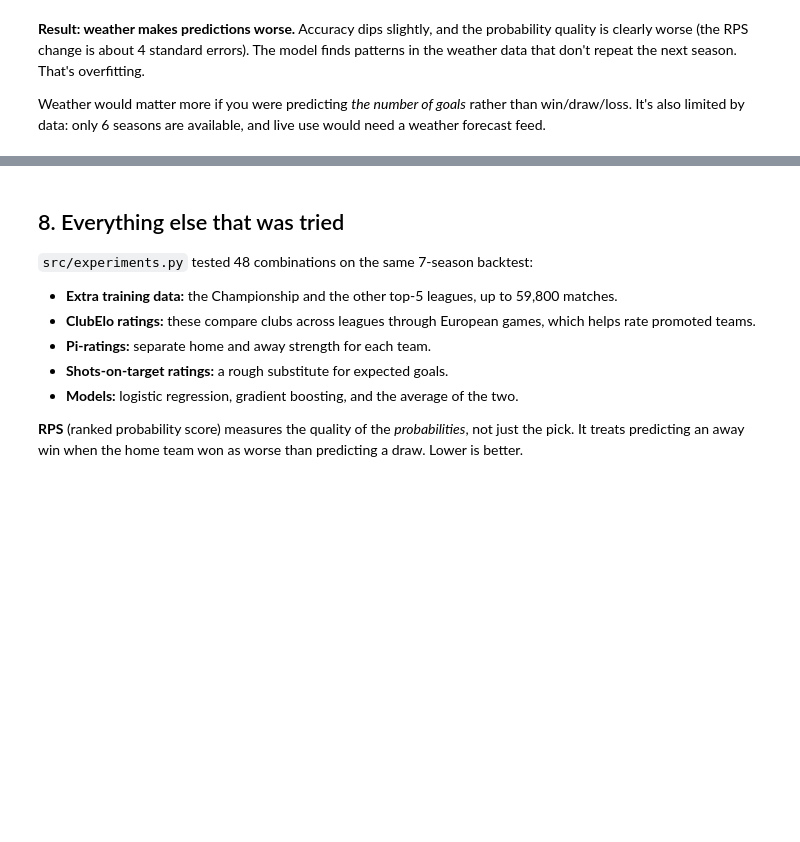
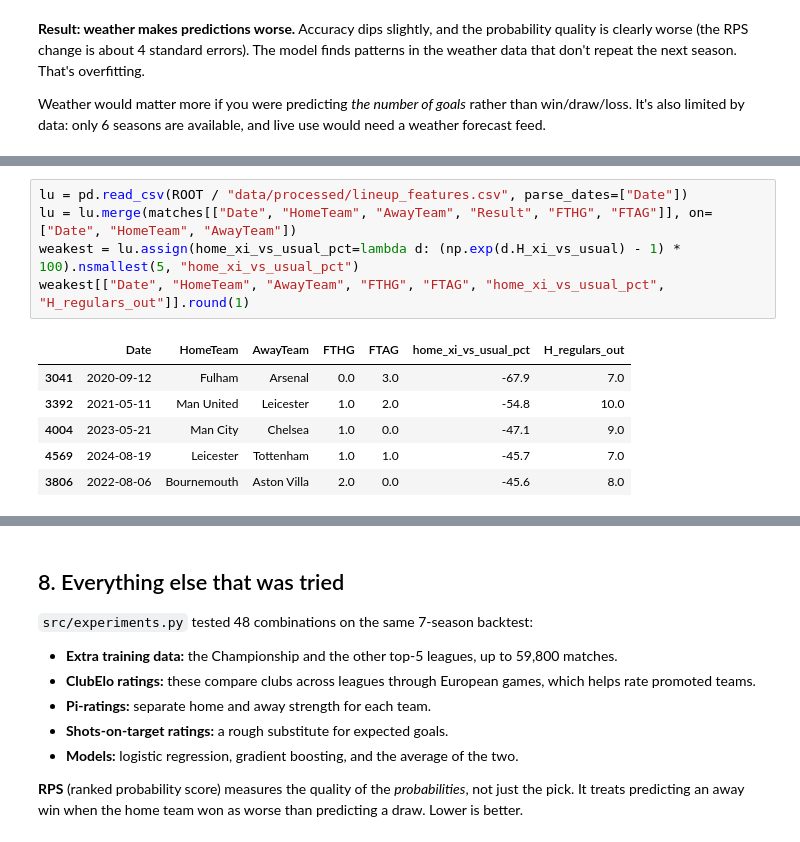
Before and after one commit to jcosta92/PL_Predictions, a Jupyter notebook: notebooks/PL_Predictions_walkthrough.ipynb, the cells around one changed output, grey strips where cells are left out. Cells and saved outputs as stored; diff of their text form; blank space fills up the shorter version.

```diff
--- a/notebooks/PL_Predictions_walkthrough.ipynb
+++ b/notebooks/PL_Predictions_walkthrough.ipynb
@@ -369,0 +385,12 @@ Weather would matter more if you were predicting *the number of goals* rather th
+# %%
+lu = pd.read_csv(ROOT / "data/processed/lineup_features.csv", parse_dates=["Date"])
+lu = lu.merge(matches[["Date", "HomeTeam", "AwayTeam", "Result", "FTHG", "FTAG"]], on=["Date", "HomeTeam", "AwayTeam"])
+weakest = lu.assign(home_xi_vs_usual_pct=lambda d: (np.exp(d.H_xi_vs_usual) - 1) * 100).nsmallest(5, "home_xi_vs_usual_pct")
+weakest[["Date", "HomeTeam", "AwayTeam", "FTHG", "FTAG", "home_xi_vs_usual_pct", "H_regulars_out"]].round(1)
+# %% [output]
+|  | Date | HomeTeam | AwayTeam | FTHG | FTAG | home_xi_vs_usual_pct | H_regulars_out |
+| 3041 | 2020-09-12 | Fulham | Arsenal | 0.0 | 3.0 | -67.9 | 7.0 |
+| 3392 | 2021-05-11 | Man United | Leicester | 1.0 | 2.0 | -54.8 | 10.0 |
+| 4004 | 2023-05-21 | Man City | Chelsea | 1.0 | 0.0 | -47.1 | 9.0 |
+| 4569 | 2024-08-19 | Leicester | Tottenham | 1.0 | 1.0 | -45.7 | 7.0 |
+| 3806 | 2022-08-06 | Bournemouth | Aston Villa | 2.0 | 0.0 | -45.6 | 8.0 |
```
Also changed, not shown: parts of 6 cells of this notebook, 9 other files.
